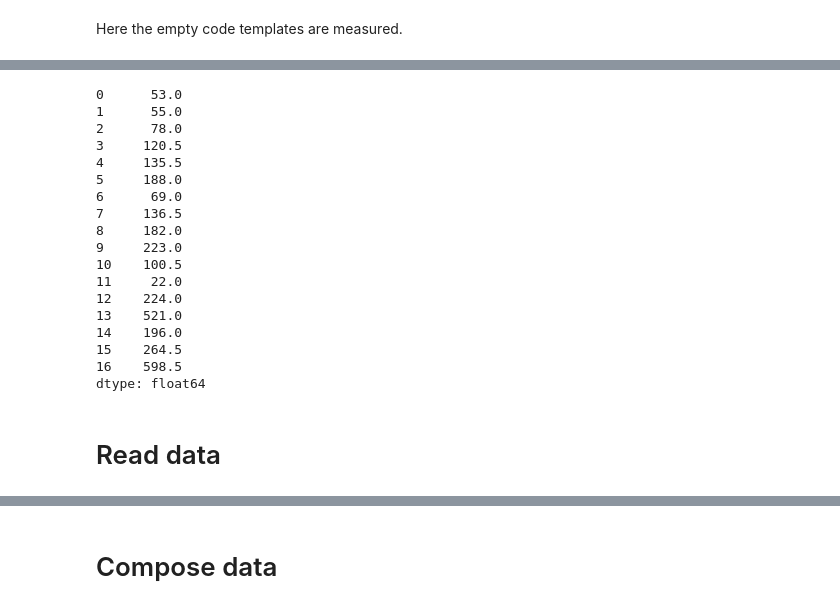
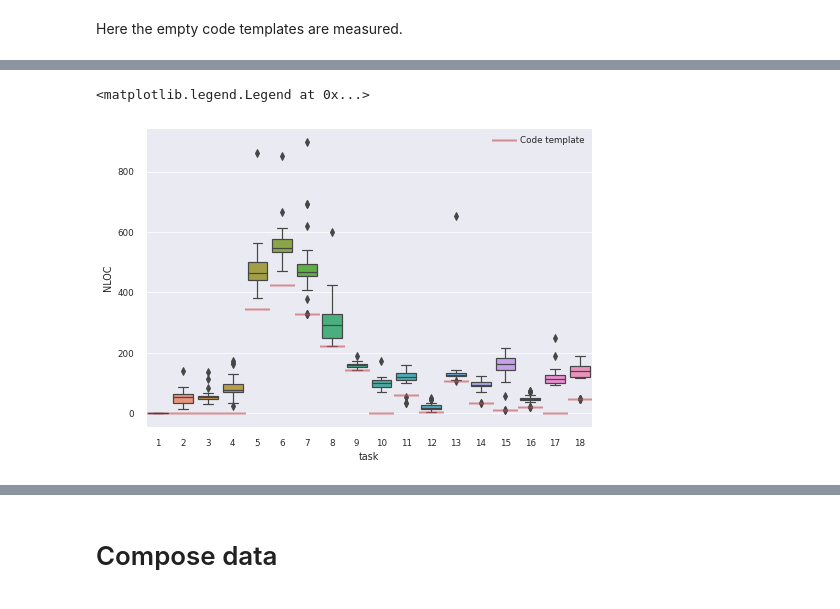
Before and after one commit to LinusOstlund/kex, a Jupyter notebook: main.ipynb, the cells around one changed output, grey strips where cells are left out. Cells and saved outputs as stored; diff of their text form; code cells hidden in the pictures.

```diff
--- a/main.ipynb
+++ b/main.ipynb
@@ -177,7 +132,0 @@ Name: NLOC, dtype: float64
-# %%
-df_students = pd.read_csv("data/processed/inda-repos-students.csv")
-df_students = df_students.groupby(["task", "student"])["NLOC"].sum().reset_index()
-#df_students.loc[df_students['task'] == 6].mean()
-#df_students.groupby(["task", "student"])["NLOC"].sum().reset_index().loc[df_students['task'] == 6].min()
-df_students
-#df_students.groupby(["task", "student"]).head()
@@ -216,47 +132,0 @@ df_students.groupby(["task", "student"], as_index=False)["NLOC"].sum().groupby("
-# %%
-# Find avarage code length from all students data
-
-
-#for index, row in df_students.iterrows():
-
-
-
-
-# df_students.groupby("task")["student"].unique()
-#df_students.groupby(["task"])["student"].nunique()
-#student_avarage_series / df_students.groupby(["task"])["student"].nunique()
-#student_avarage_series / df_students.groupby(["task"])["student"].nunique()
-
-#df_students.groupby(["task", "student"])["NLOC"].sum()
-#df_students = df_students.groupby(["task", "student"])["NLOC"]
-#df_students.groupby(["task", "student"])["NLOC"]
-df_students = pd.read_csv("data/processed/inda-repos-students.csv")
-df_students = df_students.groupby(["task", "student"])["NLOC"].sum().reset_index()
-df_students = df_students.groupby(["task", "student"], as_index=False)["NLOC"].sum().groupby("task")["NLOC"].median()
-
-
-#df_students.sort_values(by=["task"]) - df_templates.sort_values(by=["task"])
-df_templates.sort_values(by=["task"])["NLOC"]
-
-result = pd.merge(df_students, df_templates.astype("float"), on="task")
-#df_students["NLOC"] - df_templates["NLOC"].astype("int64")
-result["NLOC_x"] - result["NLOC_y"]
-# %% [output]
-0      53.0
-1      55.0
-2      78.0
-3     120.5
-4     135.5
-5     188.0
-6      69.0
-7     136.5
-8     182.0
-9     223.0
-10    100.5
-11     22.0
-12    224.0
-13    521.0
-14    196.0
-15    264.5
-16    598.5
-dtype: float64
@@ -265,2 +133,13 @@ dtype: float64
-# %% [markdown]
-# Read data
+# %%
+# Plot lines of code for students submissions and code template
+sn.set_theme()
+sn.set_context("paper")
+df =  df_students.groupby(["task", "student"])["NLOC"].sum().reset_index()
+df["task"] = df["task"].astype("int")
+#df = df.set_index(df["task"]).drop(columns = ["task"])
+ax = sn.boxplot(x="task", y = "NLOC", data = df)
+plt.plot(df_templates["NLOC"], 'ro', label = "Code template", marker =  "|", markeredgewidth = 25, markersize = 1.5, alpha = 0.6)
+plt.legend()
+# %% [output]
+<matplotlib.legend.Legend at 0x...>
+[figure, added]
```
Also changed, not shown: parts of 11 cells of this notebook.
